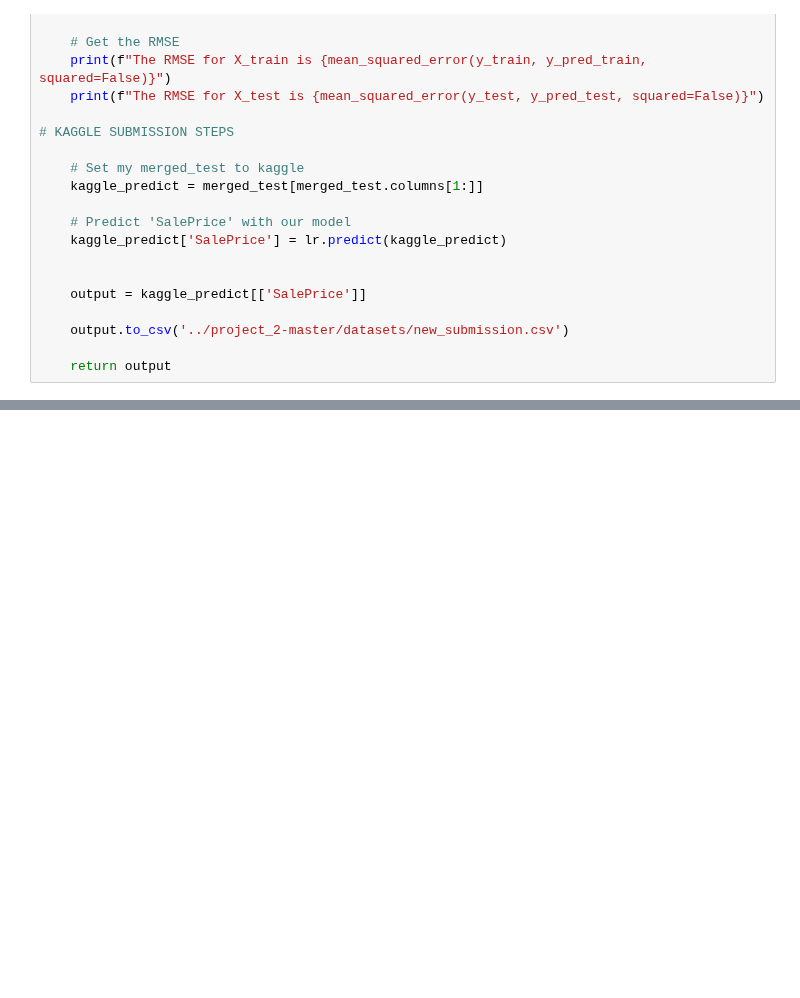
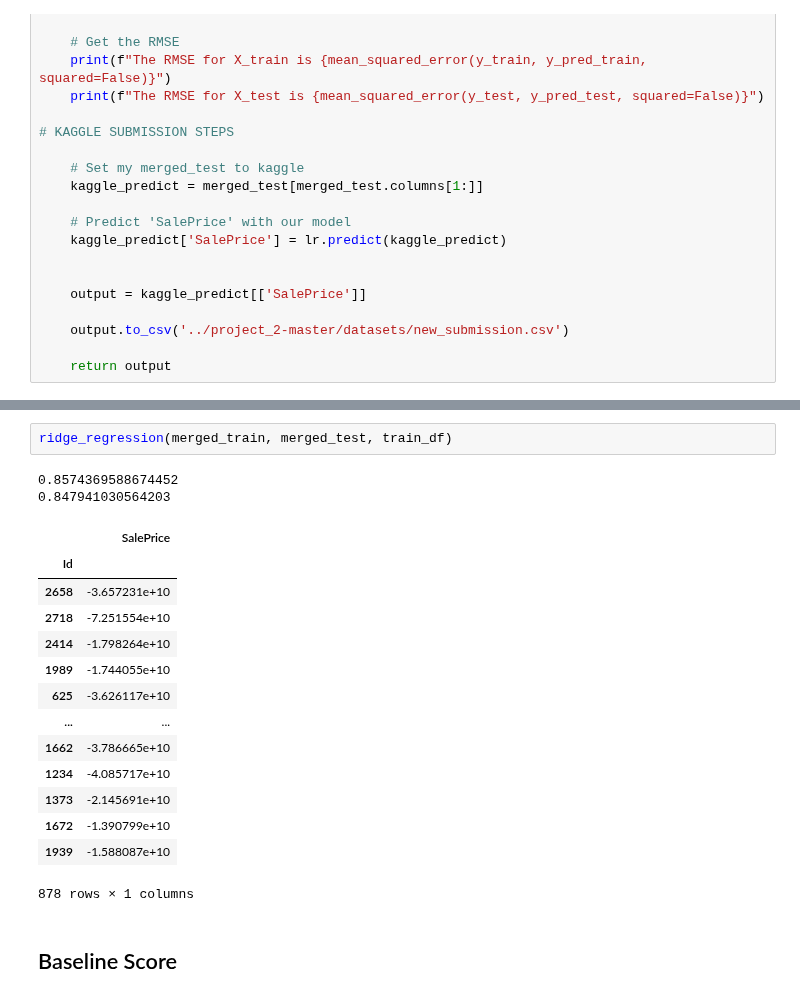
Before and after one commit to amcurley/GA_projects, a Jupyter notebook: Projects/project_2-master/model_submissions.ipynb, the cells around one changed output, grey strips where cells are left out. Drawn from its saved outputs; the diff is of its cells as text; blank space fills up the shorter version.

```diff
--- a/Projects/project_2-master/model_submissions.ipynb
+++ b/Projects/project_2-master/model_submissions.ipynb
@@ -99,0 +157,21 @@ The RMSE for X_test is 29289.831295748747
+# %%
+ridge_regression(merged_train, merged_test, train_df)
+# %% [output]
+0.8574369588674452
+0.847941030564203
+|  | SalePrice |
+| Id |  |
+| 2658 | -3.657231e+10 |
+| 2718 | -7.251554e+10 |
+| 2414 | -1.798264e+10 |
+| 1989 | -1.744055e+10 |
+| 625 | -3.626117e+10 |
+| ... | ... |
+| 1662 | -3.786665e+10 |
+| 1234 | -4.085717e+10 |
+| 1373 | -2.145691e+10 |
+| 1672 | -1.390799e+10 |
+| 1939 | -1.588087e+10 |
+878 rows × 1 columns
+# %% [markdown]
+## Baseline Score
```
Also changed, not shown: parts of 10 cells of this notebook, 7 other files.
